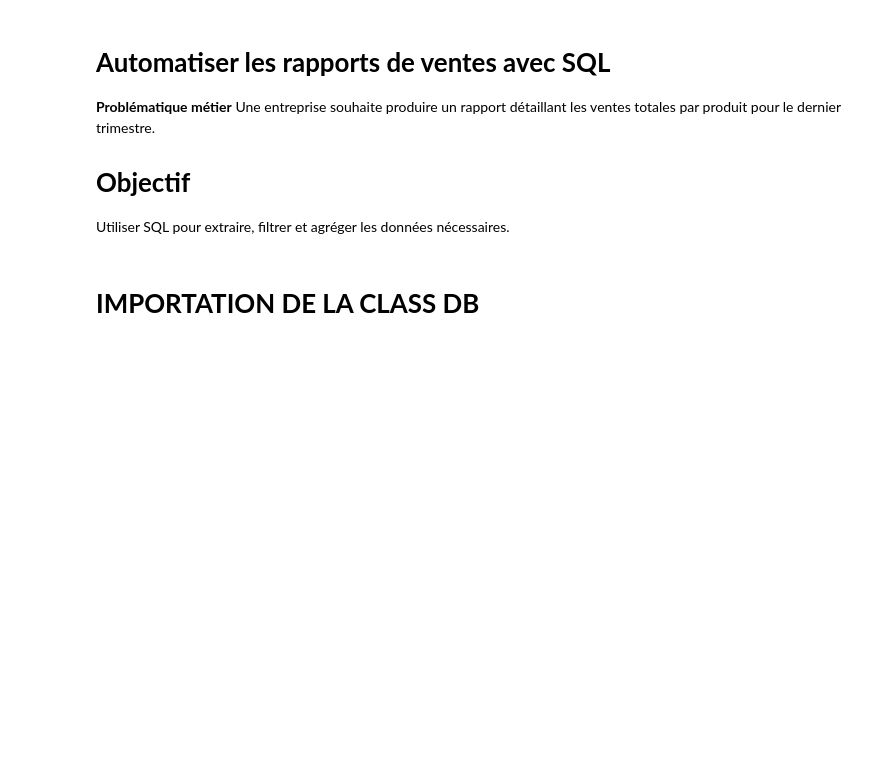
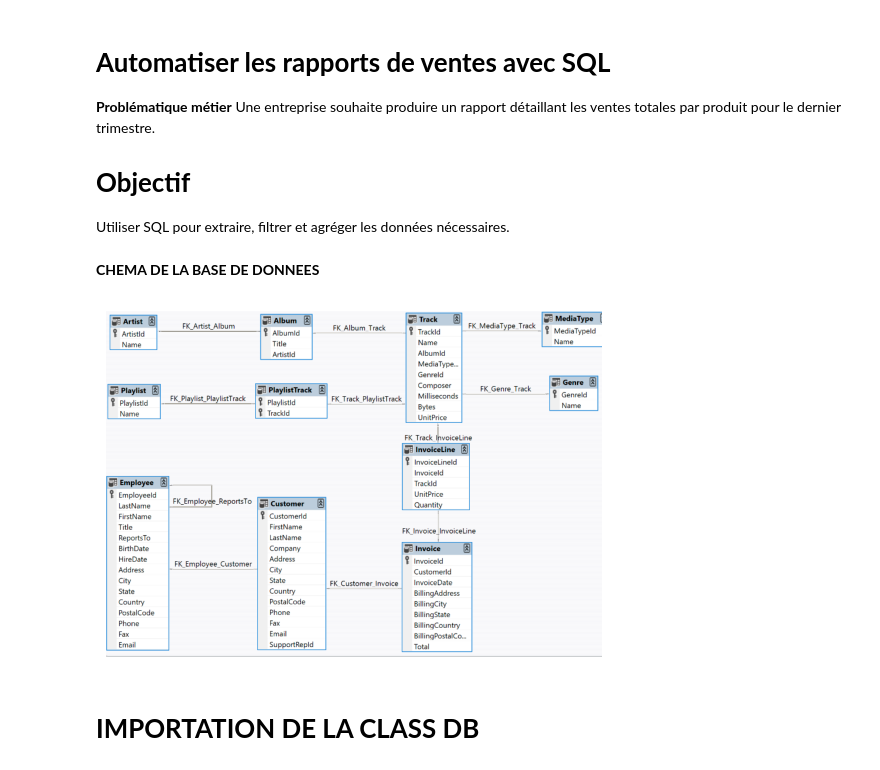
Before and after one commit to TAKOUBRICE/GB-data, a Jupyter notebook: python-sql/request.ipynb, the cells around one changed output. Drawn from its saved outputs; the diff is of its cells as text; code cells hidden in the pictures; blank space fills up the shorter version.

```diff
--- a/python-sql/request.ipynb
+++ b/python-sql/request.ipynb
@@ -5,6 +5,21 @@
  totales par produit pour le dernier trimestre.
 # **Objectif**
 Utiliser SQL pour extraire, filtrer et agréger les données nécessaires.
+# %% [markdown]
+**CHEMA DE LA BASE DE DONNEES**
+# %%
+import matplotlib.pyplot as plt
+import matplotlib.image as mpimg
+
+# Charger l'image
+image = mpimg.imread('img.PNG')
+
+# Afficher l'image
+plt.imshow(image)
+plt.axis('off')  # Supprimer les axes
+plt.show()
+# %% [output]
+[figure, added]
 # %% [markdown]
 # **IMPORTATION DE LA CLASS DB**
 # %%
```
Also changed, not shown: parts of 16 cells of this notebook, 1 other file.
